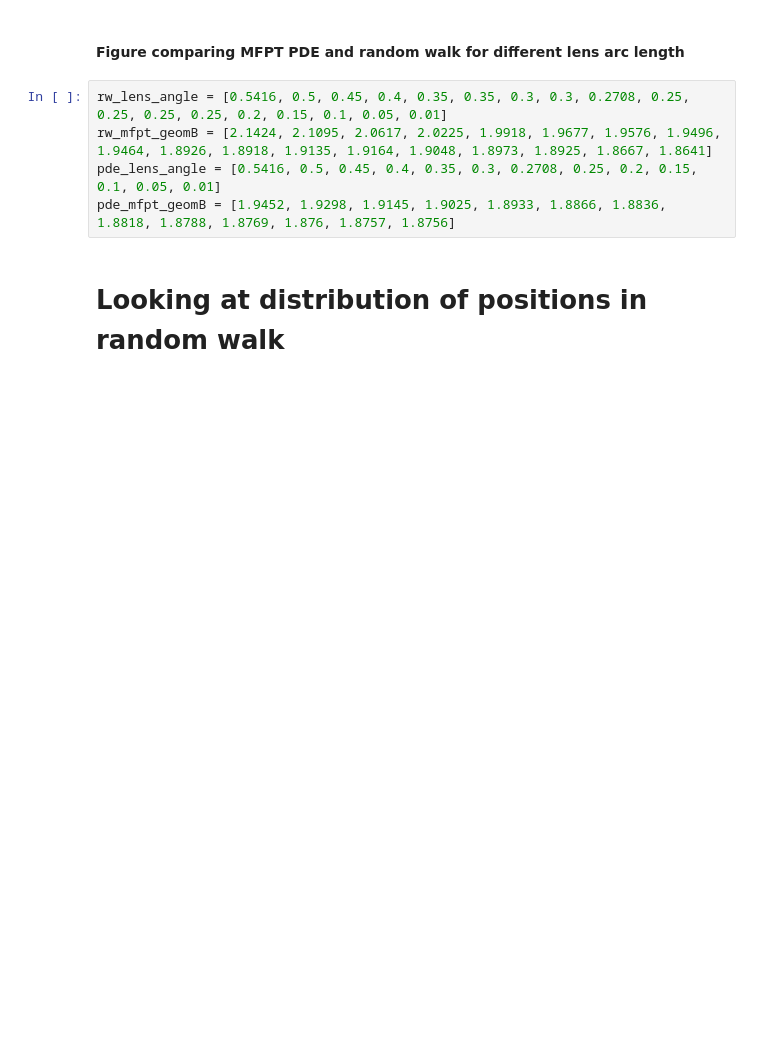
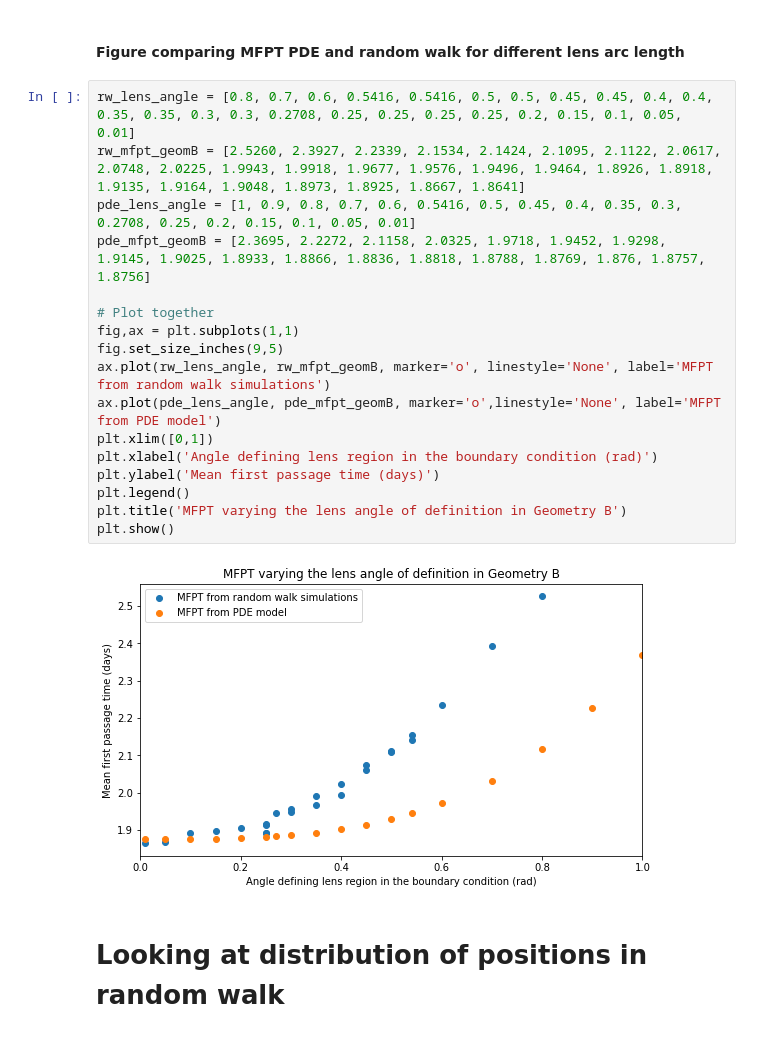
Before and after one commit to patricia-lamy/randomwalk_3d, a Jupyter notebook: figures.ipynb, the cells around one changed output. Drawn from its saved outputs; the diff is of its cells as text; blank space fills up the shorter version.

```diff
--- a/figures.ipynb
+++ b/figures.ipynb
@@ -134,10 +136,24 @@ Text(0, 0.5, 'First passage time (days)')
 # %% [markdown]
 #### Figure comparing MFPT PDE and random walk for different lens arc length
 # %%
-rw_lens_angle = [0.5416, 0.5, 0.45, 0.4, 0.35, 0.35, 0.3, 0.3, 0.2708, 0.25, 0.25, 0.25, 0.25, 0.2, 0.15, 0.1, 0.05, 0.01]
-rw_mfpt_geomB = [2.1424, 2.1095, 2.0617, 2.0225, 1.9918, 1.9677, 1.9576, 1.9496, 1.9464, 1.8926, 1.8918, 1.9135, 1.9164, 1.9048, 1.8973, 1.8925, 1.8667, 1.8641]
-pde_lens_angle = [0.5416, 0.5, 0.45, 0.4, 0.35, 0.3, 0.2708, 0.25, 0.2, 0.15, 0.1, 0.05, 0.01]
-pde_mfpt_geomB = [1.9452, 1.9298, 1.9145, 1.9025, 1.8933, 1.8866, 1.8836, 1.8818, 1.8788, 1.8769, 1.876, 1.8757, 1.8756]
+rw_lens_angle = [0.8, 0.7, 0.6, 0.5416, 0.5416, 0.5, 0.5, 0.45, 0.45, 0.4, 0.4, 0.35, 0.35, 0.3, 0.3, 0.2708, 0.25, 0.25, 0.25, 0.25, 0.2, 0.15, 0.1, 0.05, 0.01]
+rw_mfpt_geomB = [2.5260, 2.3927, 2.2339, 2.1534, 2.1424, 2.1095, 2.1122, 2.0617, 2.0748, 2.0225, 1.9943, 1.9918, 1.9677, 1.9576, 1.9496, 1.9464, 1.8926, 1.8918, 1.9135, 1.9164, 1.9048, 1.8973, 1.8925, 1.8667, 1.8641]
+pde_lens_angle = [1, 0.9, 0.8, 0.7, 0.6, 0.5416, 0.5, 0.45, 0.4, 0.35, 0.3, 0.2708, 0.25, 0.2, 0.15, 0.1, 0.05, 0.01]
+pde_mfpt_geomB = [2.3695, 2.2272, 2.1158, 2.0325, 1.9718, 1.9452, 1.9298, 1.9145, 1.9025, 1.8933, 1.8866, 1.8836, 1.8818, 1.8788, 1.8769, 1.876, 1.8757, 1.8756]
+
+# Plot together
+fig,ax = plt.subplots(1,1)
+fig.set_size_inches(9,5)
+ax.plot(rw_lens_angle, rw_mfpt_geomB, marker='o', linestyle='None', label='MFPT from random walk simulations')
+ax.plot(pde_lens_angle, pde_mfpt_geomB, marker='o',linestyle='None', label='MFPT from PDE model')
+plt.xlim([0,1])
+plt.xlabel('Angle defining lens region in the boundary condition (rad)')
+plt.ylabel('Mean first passage time (days)')
+plt.legend()
+plt.title('MFPT varying the lens angle of definition in Geometry B')
+plt.show()
+# %% [output]
+[figure, added]
 # %% [markdown]
 # Looking at distribution of positions in random walk
 # %%
```
Also changed, not shown: parts of 1 cell of this notebook, 1 other file.
